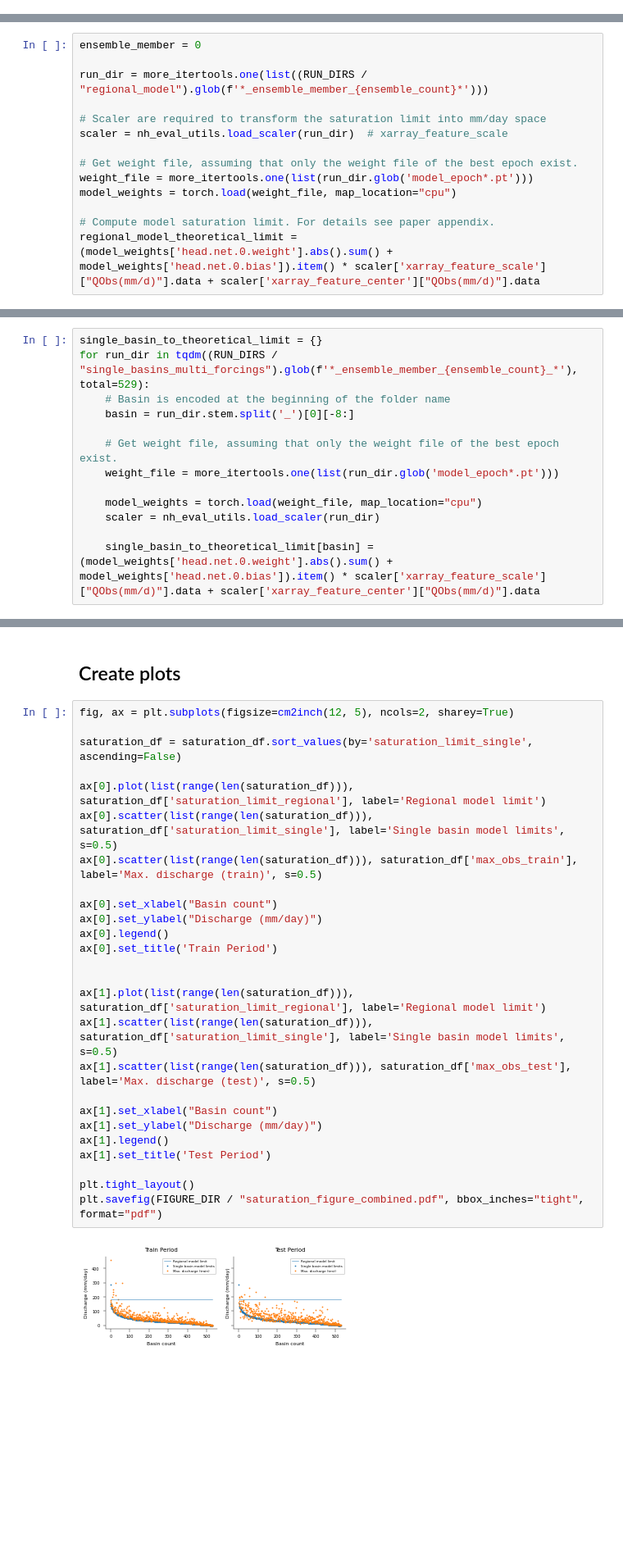
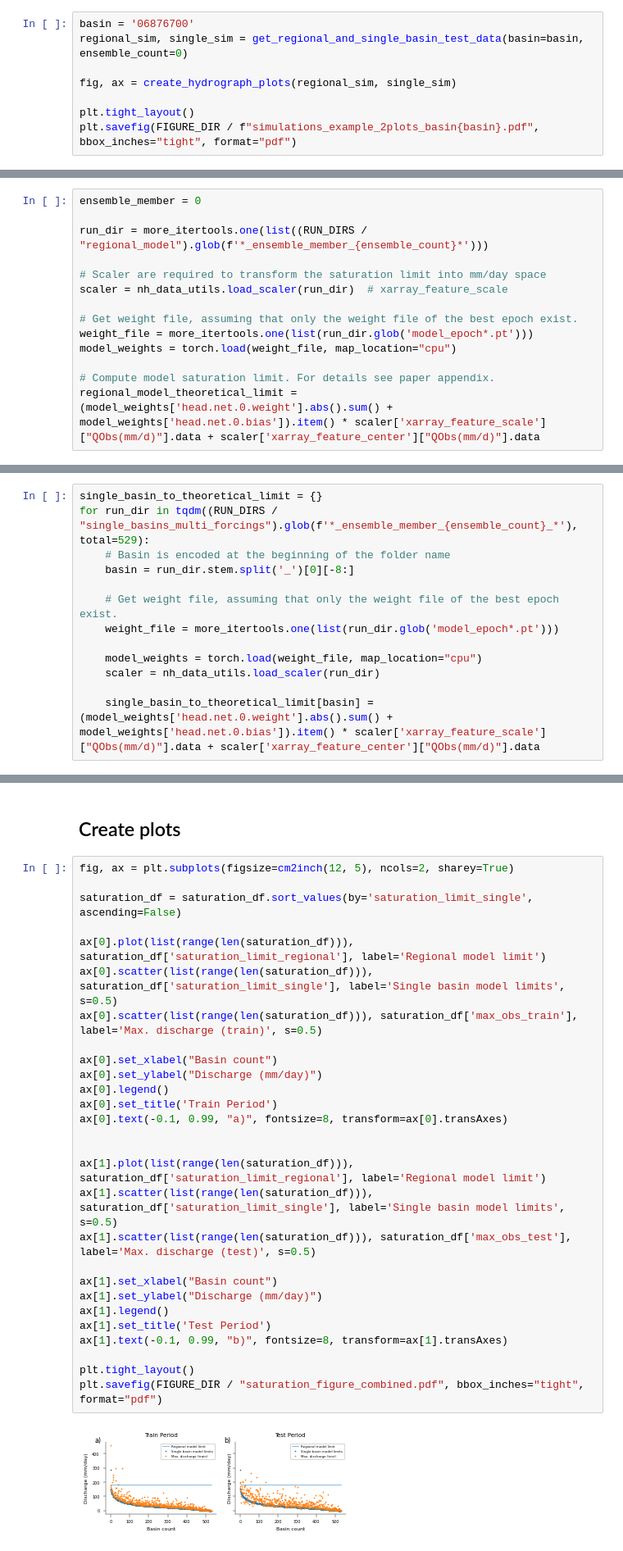
Before and after one commit to kratzert/never-paper, a Jupyter notebook: create_all_figures_ensemble_runs.ipynb, the cells around one changed output, grey strips where cells are left out. Shown at 82% size. Drawn from its saved outputs; the diff is of its cells as text; blank space fills up the shorter version.

```diff
--- a/create_all_figures_ensemble_runs.ipynb
+++ b/create_all_figures_ensemble_runs.ipynb
@@ -385,0 +501,8 @@ plt.savefig(FIGURE_DIR / "simulations_example_2plots.pdf", bbox_inches="tight",
+# %%
+basin = '06876700'
+regional_sim, single_sim = get_regional_and_single_basin_test_data(basin=basin, ensemble_count=0)
+
+fig, ax = create_hydrograph_plots(regional_sim, single_sim)
+
+plt.tight_layout()
+plt.savefig(FIGURE_DIR / f"simulations_example_2plots_basin{basin}.pdf", bbox_inches="tight", format="pdf")
@@ -409,7 +534,7 @@ ensemble_member = 0
 run_dir = more_itertools.one(list((RUN_DIRS / "regional_model").glob(f'*_ensemble_member_{ensemble_count}*')))
 
 # Scaler are required to transform the saturation limit into mm/day space
-scaler = nh_eval_utils.load_scaler(run_dir)  # xarray_feature_scale
+scaler = nh_data_utils.load_scaler(run_dir)  # xarray_feature_scale
 
 # Get weight file, assuming that only the weight file of the best epoch exist.
 weight_file = more_itertools.one(list(run_dir.glob('model_epoch*.pt')))
@@ -429,7 +554,7 @@ for run_dir in tqdm((RUN_DIRS / "single_basins_multi_forcings").glob(f'*_ensembl
     weight_file = more_itertools.one(list(run_dir.glob('model_epoch*.pt')))
 
     model_weights = torch.load(weight_file, map_location="cpu")
-    scaler = nh_eval_utils.load_scaler(run_dir)
+    scaler = nh_data_utils.load_scaler(run_dir)
 
     single_basin_to_theoretical_limit[basin] = (model_weights['head.net.0.weight'].abs().sum() + model_weights['head.net.0.bias']).item() * scaler['xarray_feature_scale']["QObs(mm/d)"].data + scaler['xarray_feature_center']["QObs(mm/d)"].data
 # %% [markdown]
@@ -497,31 +622,33 @@ saturation_df
 # %%
 fig, ax = plt.subplots(figsize=cm2inch(12, 5), ncols=2, sharey=True)
 
 saturation_df = saturation_df.sort_values(by='saturation_limit_single', ascending=False)
 
 ax[0].plot(list(range(len(saturation_df))), saturation_df['saturation_limit_regional'], label='Regional model limit')
 ax[0].scatter(list(range(len(saturation_df))), saturation_df['saturation_limit_single'], label='Single basin model limits', s=0.5)
 ax[0].scatter(list(range(len(saturation_df))), saturation_df['max_obs_train'], label='Max. discharge (train)', s=0.5)
 
 ax[0].set_xlabel("Basin count")
 ax[0].set_ylabel("Discharge (mm/day)")
 ax[0].legend()
 ax[0].set_title('Train Period')
+ax[0].text(-0.1, 0.99, "a)", fontsize=8, transform=ax[0].transAxes)
 
 
 ax[1].plot(list(range(len(saturation_df))), saturation_df['saturation_limit_regional'], label='Regional model limit')
 ax[1].scatter(list(range(len(saturation_df))), saturation_df['saturation_limit_single'], label='Single basin model limits', s=0.5)
 ax[1].scatter(list(range(len(saturation_df))), saturation_df['max_obs_test'], label='Max. discharge (test)', s=0.5)
 
 ax[1].set_xlabel("Basin count")
 ax[1].set_ylabel("Discharge (mm/day)")
 ax[1].legend()
 ax[1].set_title('Test Period')
+ax[1].text(-0.1, 0.99, "b)", fontsize=8, transform=ax[1].transAxes)
 
 plt.tight_layout()
 plt.savefig(FIGURE_DIR / "saturation_figure_combined.pdf", bbox_inches="tight", format="pdf")
 # %% [output]
-[figure, old version]
+[figure, new version]
 # %% [markdown]
 # Performance over different Size splits
 # %%
```
Also changed, not shown: parts of 24 cells of this notebook, 1 other file.
